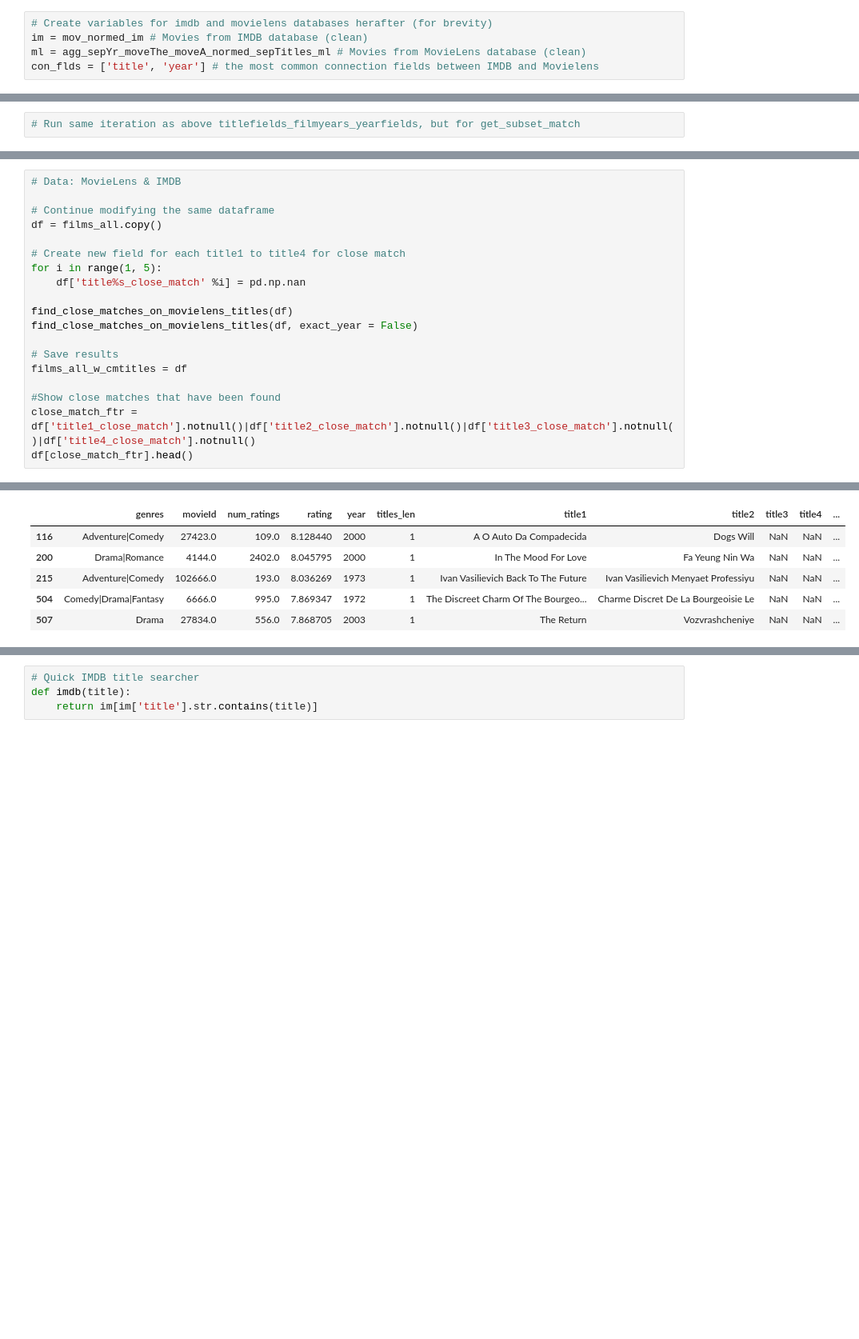
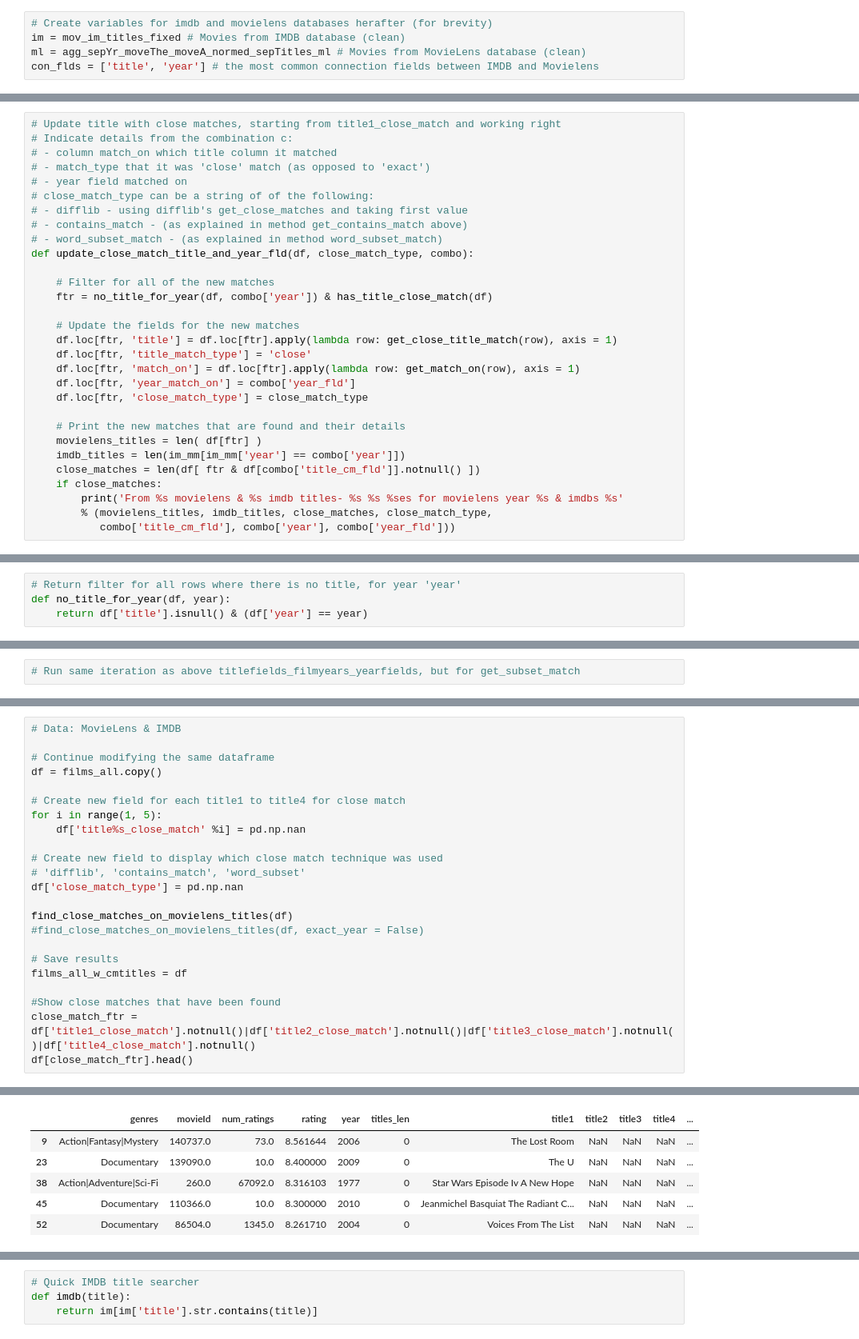
Before and after one commit to bartstonejjj/Data-Science, a Jupyter notebook: LAF/Film Recommendation Engine.ipynb, the cells around one changed output, grey strips where cells are left out. Shown at 80% size. Saved outputs shown, nothing was run; the diff lists cells and outputs as text; blank space fills up the shorter version.

```diff
--- a/LAF/Film Recommendation Engine.ipynb
+++ b/LAF/Film Recommendation Engine.ipynb
@@ -352,6 +315,6 @@ def get_word_subset_match(x, lst):
 # %%
 # Create variables for imdb and movielens databases herafter (for brevity)
-im = mov_normed_im # Movies from IMDB database (clean)
+im = mov_im_titles_fixed # Movies from IMDB database (clean)
 ml = agg_sepYr_moveThe_moveA_normed_sepTitles_ml # Movies from MovieLens database (clean)
 con_flds = ['title', 'year'] # the most common connection fields between IMDB and Movielens
 # %%
@@ -453,3 +432,33 @@ def get_match_on(row):
         if pd.isnull(row['title%s_close_match' %i]) == False:
             return 'title%s'%i
     return pd.np.nan
+# %%
+# Update title with close matches, starting from title1_close_match and working right
+# Indicate details from the combination c:
+# - column match_on which title column it matched
+# - match_type that it was 'close' match (as opposed to 'exact')
+# - year field matched on
+# close_match_type can be a string of of the following:
+# - difflib - using difflib's get_close_matches and taking first value
+# - contains_match - (as explained in method get_contains_match above)
+# - word_subset_match - (as explained in method word_subset_match)
+def update_close_match_title_and_year_fld(df, close_match_type, combo):
+
+    # Filter for all of the new matches
+    ftr = no_title_for_year(df, combo['year']) & has_title_close_match(df)
+
+    # Update the fields for the new matches
+    df.loc[ftr, 'title'] = df.loc[ftr].apply(lambda row: get_close_title_match(row), axis = 1)
+    df.loc[ftr, 'title_match_type'] = 'close'
+    df.loc[ftr, 'match_on'] = df.loc[ftr].apply(lambda row: get_match_on(row), axis = 1)
+    df.loc[ftr, 'year_match_on'] = combo['year_fld']
+    df.loc[ftr, 'close_match_type'] = close_match_type
+
+    # Print the new matches that are found and their details
+    movielens_titles = len( df[ftr] )
+    imdb_titles = len(im_mm[im_mm['year'] == combo['year']])
+    close_matches = len(df[ ftr & df[combo['title_cm_fld']].notnull() ])
+    if close_matches:
+        print('From %s movielens & %s imdb titles- %s %s %ses for movielens year %s & imdbs %s'
+        % (movielens_titles, imdb_titles, close_matches, close_match_type,
+           combo['title_cm_fld'], combo['year'], combo['year_fld']))
@@ -455,0 +468,4 @@ def get_match_on(row):
+# %%
+# Return filter for all rows where there is no title, for year 'year'
+def no_title_for_year(df, year):
+    return df['title'].isnull() & (df['year'] == year)
@@ -536,8 +584,12 @@ df = films_all.copy()
 for i in range(1, 5):
     df['title%s_close_match' %i] = pd.np.nan
 
+# Create new field to display which close match technique was used
+# 'difflib', 'contains_match', 'word_subset'
+df['close_match_type'] = pd.np.nan
+
 find_close_matches_on_movielens_titles(df)
-find_close_matches_on_movielens_titles(df, exact_year = False)
+#find_close_matches_on_movielens_titles(df, exact_year = False)
 
 # Save results
 films_all_w_cmtitles = df
@@ -566,6 +618,6 @@ From 112 movielens & 2502 imdb titles, there are 1 title2_close_matches for movi
 |  | genres | movieId | num_ratings | rating | year | titles_len | title1 | title2 | title3 | title4 | ... |
-| 116 | Adventure|Comedy | 27423.0 | 109.0 | 8.128440 | 2000 | 1 | A O Auto Da Compadecida | Dogs Will | NaN | NaN | ... |
-| 200 | Drama|Romance | 4144.0 | 2402.0 | 8.045795 | 2000 | 1 | In The Mood For Love | Fa Yeung Nin Wa | NaN | NaN | ... |
-| 215 | Adventure|Comedy | 102666.0 | 193.0 | 8.036269 | 1973 | 1 | Ivan Vasilievich Back To The Future | Ivan Vasilievich Menyaet Professiyu | NaN | NaN | ... |
-| 504 | Comedy|Drama|Fantasy | 6666.0 | 995.0 | 7.869347 | 1972 | 1 | The Discreet Charm Of The Bourgeo... | Charme Discret De La Bourgeoisie Le | NaN | NaN | ... |
-| 507 | Drama | 27834.0 | 556.0 | 7.868705 | 2003 | 1 | The Return | Vozvrashcheniye | NaN | NaN | ... |
+| 9 | Action|Fantasy|Mystery | 140737.0 | 73.0 | 8.561644 | 2006 | 0 | The Lost Room | NaN | NaN | NaN | ... |
+| 23 | Documentary | 139090.0 | 10.0 | 8.400000 | 2009 | 0 | The U | NaN | NaN | NaN | ... |
+| 38 | Action|Adventure|Sci-Fi | 260.0 | 67092.0 | 8.316103 | 1977 | 0 | Star Wars Episode Iv A New Hope | NaN | NaN | NaN | ... |
+| 45 | Documentary | 110366.0 | 10.0 | 8.300000 | 2010 | 0 | Jeanmichel Basquiat The Radiant C... | NaN | NaN | NaN | ... |
+| 52 | Documentary | 86504.0 | 1345.0 | 8.261710 | 2004 | 0 | Voices From The List | NaN | NaN | NaN | ... |
```
Also changed, not shown: parts of 54 cells of this notebook, 1 other file.
